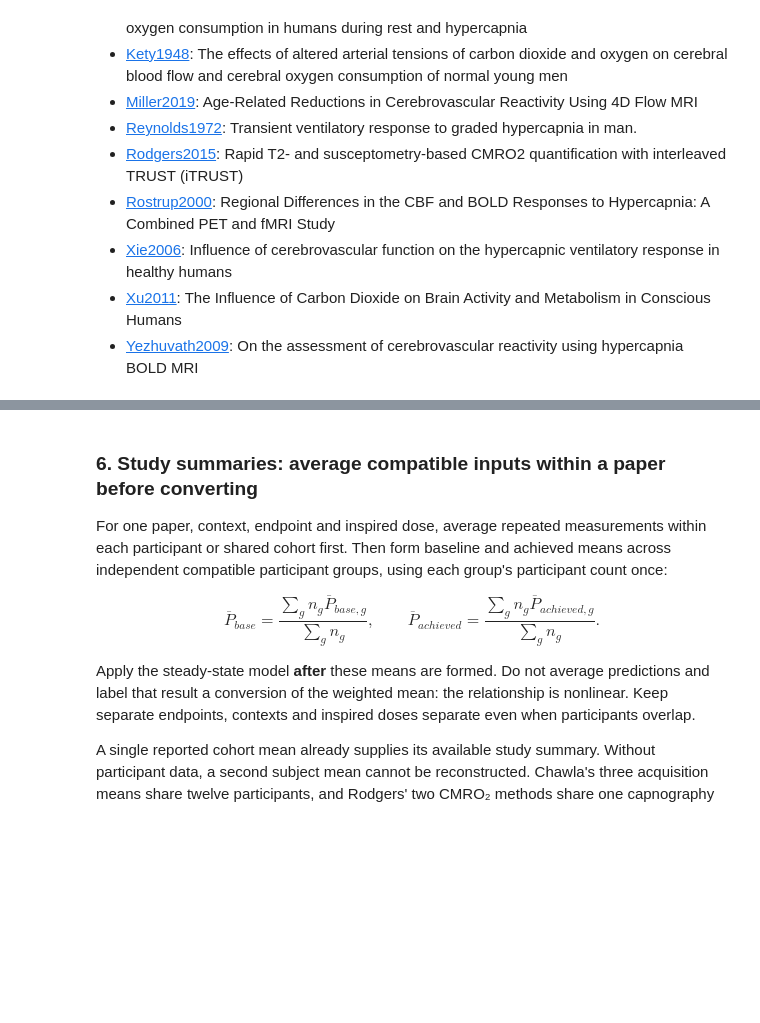
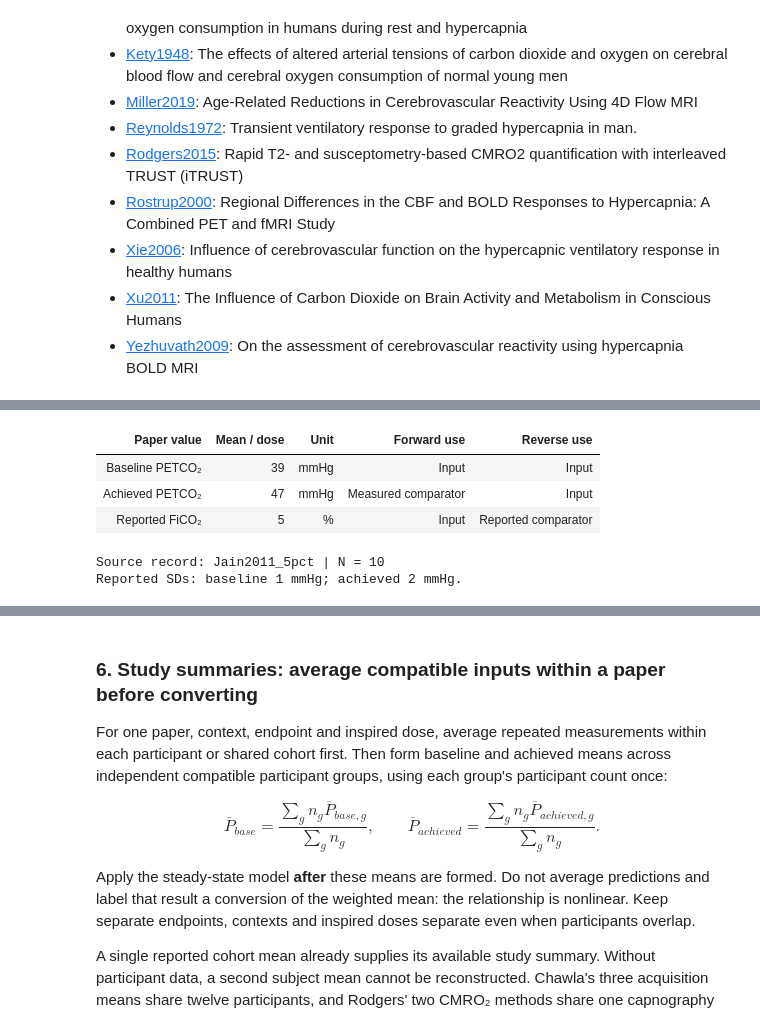
Before and after one commit to moonsukk/ssm-fico2-paco2, a Jupyter notebook: SSM_FiCO2_PaCO2_tutorial.ipynb, the cells around one changed output, grey strips where cells are left out. Cells and saved outputs as stored; diff of their text form; code cells hidden in the pictures; blank space fills up the shorter version.

```diff
--- a/SSM_FiCO2_PaCO2_tutorial.ipynb
+++ b/SSM_FiCO2_PaCO2_tutorial.ipynb
@@ -74,0 +62,21 @@ Python: 3.12.14 | NumPy: 2.5.3 | Matplotlib: 3.10.9
+# %%
+# REQUIRED: replace these illustrative inputs with your known values.
+baseline_mmhg = 42.0
+inspired_co2_percent = 5.0
+achieved_or_target_mmhg = 50.0
+pressure_endpoint = "PaCO2"             # "PaCO2" or "PETCO2" for both pressure inputs
+
+# OPTIONAL: None = retain the model assumption; a number = supplied input.
+known_atmospheric_pressure_mmhg = None
+known_co2_production_ml_min_stpd = None
+known_slope_l_min_mmhg = None
+known_water_vapour_pressure_mmhg = None
+
+optional_inputs = {
+    "Patm": known_atmospheric_pressure_mmhg,
+    "VCO2": known_co2_production_ml_min_stpd,
+    "S": known_slope_l_min_mmhg,
+    "PH2O": known_water_vapour_pressure_mmhg,
+}
+supplied_inputs = {key: value for key, value in optional_inputs.items() if value is not None}
+example_params = replace(Params(), PaCO2_base=baseline_mmhg, **supplied_inputs)
@@ -342,0 +426,31 @@ Primary operating slope: 1.7081818181818182 L/min/mmHg
+# %%
+source_records = json.loads((DATA_ROOT/'data/validation_inputs.json').read_text())['records']
+jain_matches = [row for row in source_records if row['record_id'] == 'Jain2011_5pct']
+assert len(jain_matches) == 1
+jain_source = jain_matches[0]
+assert jain_source['source_pressure_unit'] == 'mmHg'
+assert jain_source['endpoint'] == jain_source['baseline_endpoint'] == 'PETCO2'
+assert jain_source['context'] == 'pure_HC' and jain_source['population'] == 'healthy_adults'
+
+jain_baseline = float(jain_source['baseline_source_value'])
+jain_achieved = float(jain_source['endpoint_source_value'])
+jain_dose = float(jain_source['fico2_pct'])
+show_table([
+    {'quantity': 'Baseline PETCO₂', 'value': jain_baseline, 'unit': 'mmHg',
+     'forward': 'Input', 'reverse': 'Input'},
+    {'quantity': 'Achieved PETCO₂', 'value': jain_achieved, 'unit': 'mmHg',
+     'forward': 'Measured comparator', 'reverse': 'Input'},
+    {'quantity': 'Reported FiCO₂', 'value': jain_dose, 'unit': '%',
+     'forward': 'Input', 'reverse': 'Reported comparator'},
+], [('quantity', 'Paper value'), ('value', 'Mean / dose'), ('unit', 'Unit'),
+    ('forward', 'Forward use'), ('reverse', 'Reverse use')])
+print(f"Source record: {jain_source['record_id']} | N = {jain_source['subjects_n']}")
+print(f"Reported SDs: baseline {jain_source['baseline_uncertainty_value']:g} mmHg; "
+      f"achieved {jain_source['endpoint_uncertainty_value']:g} mmHg.")
+# %% [output]
+| Paper value | Mean / dose | Unit | Forward use | Reverse use |
+| Baseline PETCO₂ | 39 | mmHg | Input | Input |
+| Achieved PETCO₂ | 47 | mmHg | Measured comparator | Input |
+| Reported FiCO₂ | 5 | % | Input | Reported comparator |
+Source record: Jain2011_5pct | N = 10
+Reported SDs: baseline 1 mmHg; achieved 2 mmHg.
```
Also changed, not shown: parts of 15 cells of this notebook, 4 other files.
